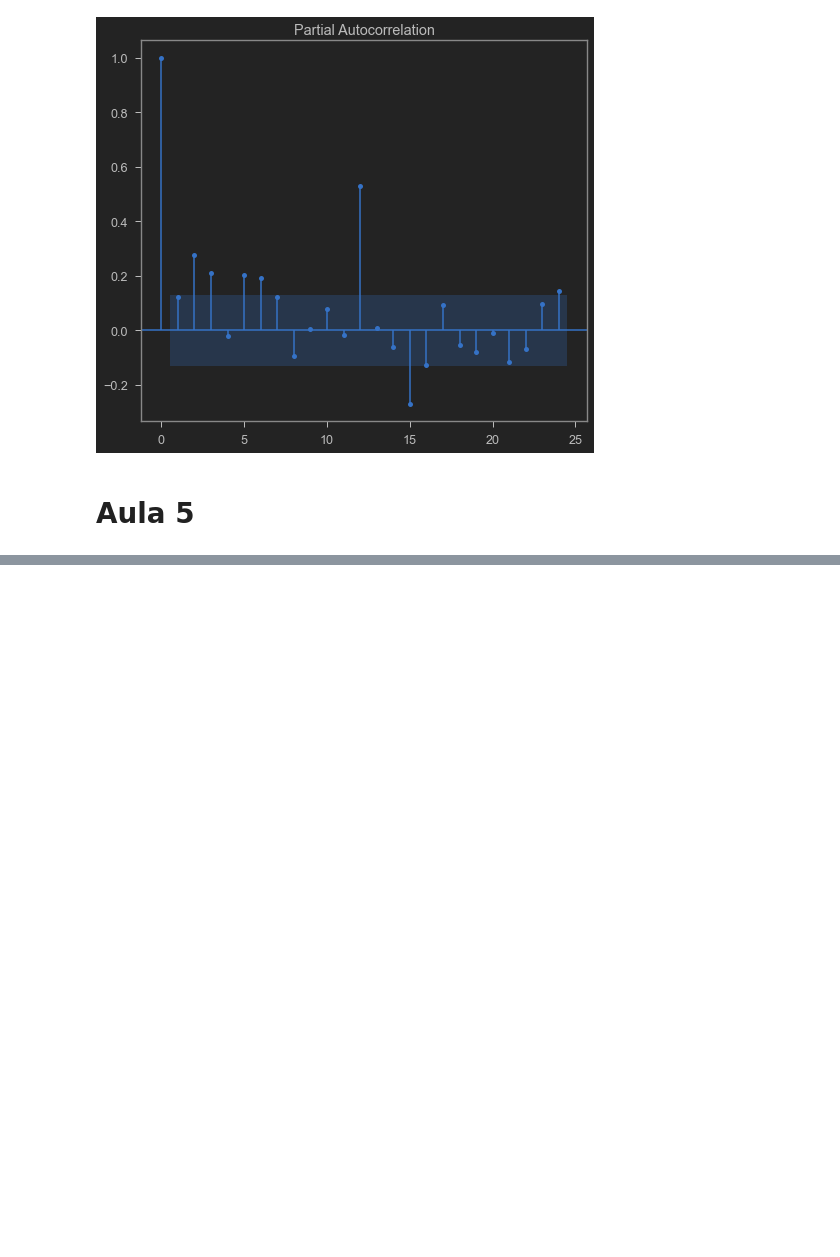
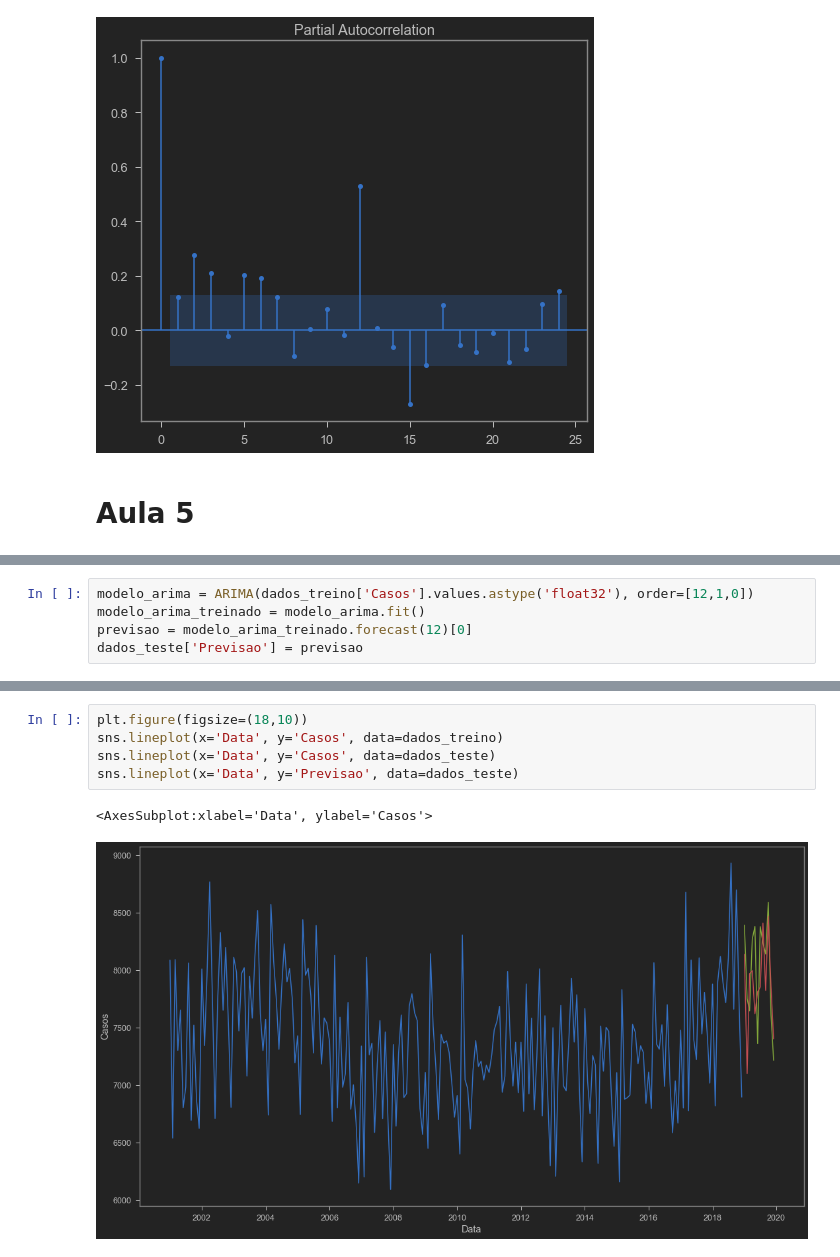
Before and after one commit to Igor-Arantes/Bootcamp-Data-Science-Aplicada, a Jupyter notebook: Modulo 4 - Análise e Previsão de Series Temporais/Análise e Previsão de Séries Temporais.ipynb, the cells around one changed output, grey strips where cells are left out. Saved outputs shown, nothing was run; the diff lists cells and outputs as text; blank space fills up the shorter version.

```diff
--- a/Modulo 4 - Análise e Previsão de Series Temporais/Análise e Previsão de Séries Temporais.ipynb
+++ b/Modulo 4 - Análise e Previsão de Series Temporais/Análise e Previsão de Séries Temporais.ipynb
@@ -393,0 +481,5 @@ plot_pacf(dados_st['Casos']);
+# %%
+modelo_arima = ARIMA(dados_treino['Casos'].values.astype('float32'), order=[12,1,0])
+modelo_arima_treinado = modelo_arima.fit()
+previsao = modelo_arima_treinado.forecast(12)[0]
+dados_teste['Previsao'] = previsao
@@ -393,0 +504,8 @@ plot_pacf(dados_st['Casos']);
+# %%
+plt.figure(figsize=(18,10))
+sns.lineplot(x='Data', y='Casos', data=dados_treino)
+sns.lineplot(x='Data', y='Casos', data=dados_teste)
+sns.lineplot(x='Data', y='Previsao', data=dados_teste)
+# %% [output]
+<AxesSubplot:xlabel='Data', ylabel='Casos'>
+[figure, added]
```
Also changed, not shown: parts of 15 cells of this notebook.
